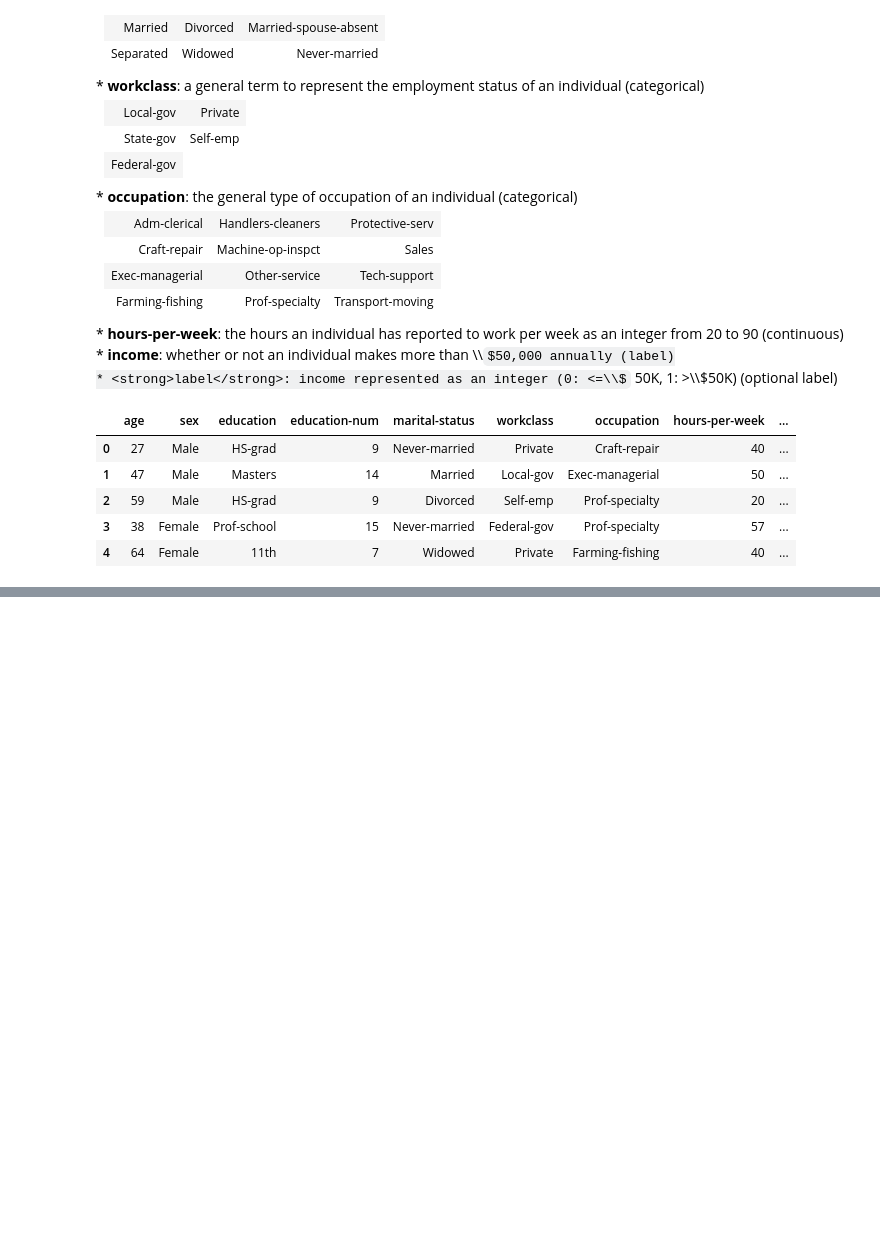
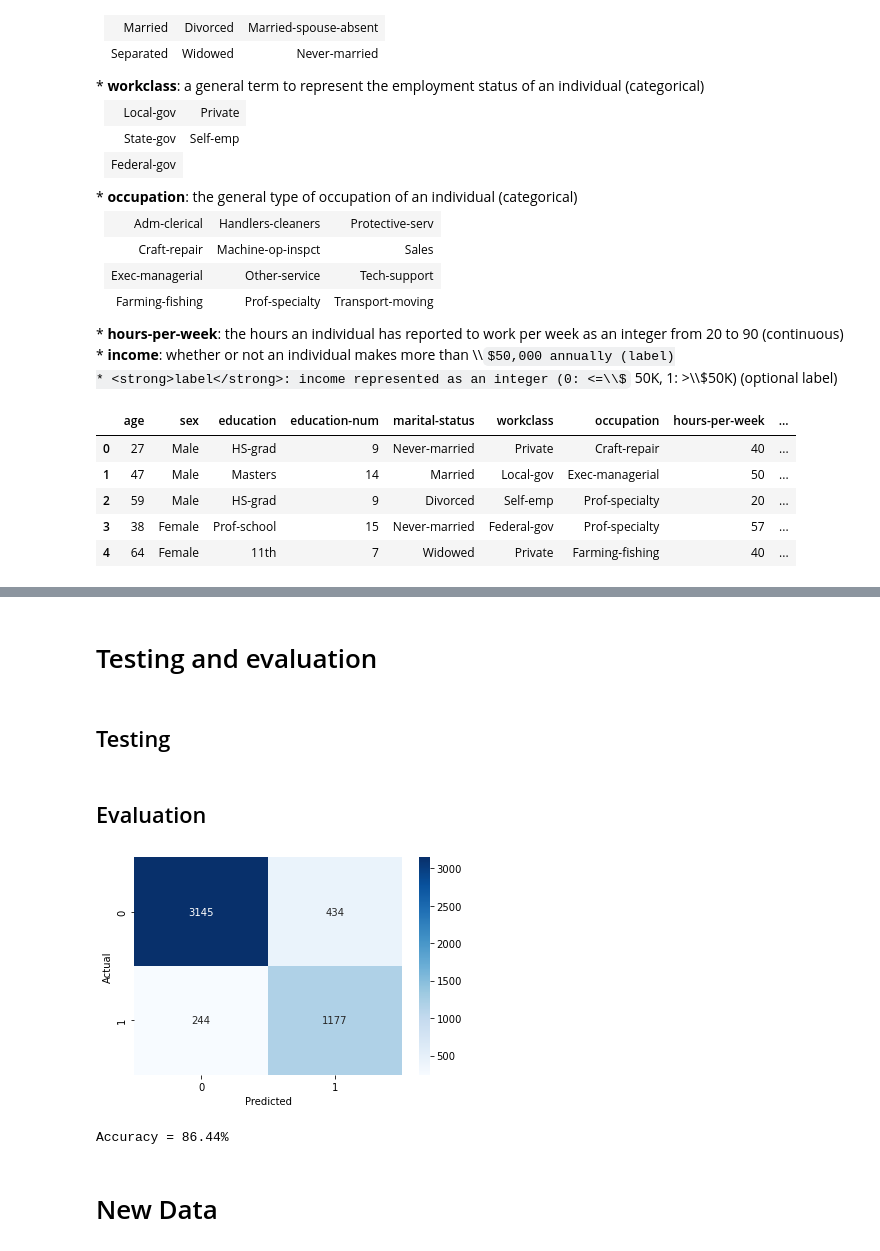
Before and after one commit to alejandrodgb/pytorch-for-dl, a Jupyter notebook: 02-ANN-Artificial-Neural-Networks/05-Exercises.ipynb, the cells around one changed output, grey strips where cells are left out. Drawn from its saved outputs; the diff is of its cells as text; code cells hidden in the pictures; some formulas as TeX source; blank space fills up the shorter version.

```diff
--- a/02-ANN-Artificial-Neural-Networks/05-Exercises.ipynb
+++ b/02-ANN-Artificial-Neural-Networks/05-Exercises.ipynb
@@ -100,0 +206,10 @@ df.describe(include='all')
+# %%
+data_sz = 30000
+test_sz = 5000
+
+cat_train = cats[:data_sz-test_sz]
+cat_test = cats[data_sz-test_sz:]
+con_train = conts[:data_sz-test_sz]
+con_test = conts[data_sz-test_sz:]
+y_train = y[:data_sz-test_sz]
+y_test = y[data_sz-test_sz:]
@@ -100,0 +369,26 @@ df.describe(include='all')
+# %% [markdown]
+# Testing and evaluation
+# %% [markdown]
+## Testing
+# %%
+with torch.no_grad():
+    y_val = model(cat_test, con_test)
+    loss = criterion(y_val, y_test)
+# %% [markdown]
+## Evaluation
+# %%
+predictions = y_val.argmax(dim=1)
+cm = confusion_matrix(y_test,predictions)
+
+cm_plot = sns.heatmap(cm, annot=True, cmap='Blues', fmt='g')
+cm_plot.set(xlabel='Predicted',ylabel='Actual');
+# %% [output]
+[figure, added]
+# %%
+a = cm[np.diag_indices_from(cm)].sum()/cm.sum()
+
+print(f'Accuracy = {a*100:.2f}%')
+# %% [output]
+Accuracy = 86.44%
+# %% [markdown]
+# New Data
```
Also changed, not shown: parts of 42 cells of this notebook, 1 other file.
